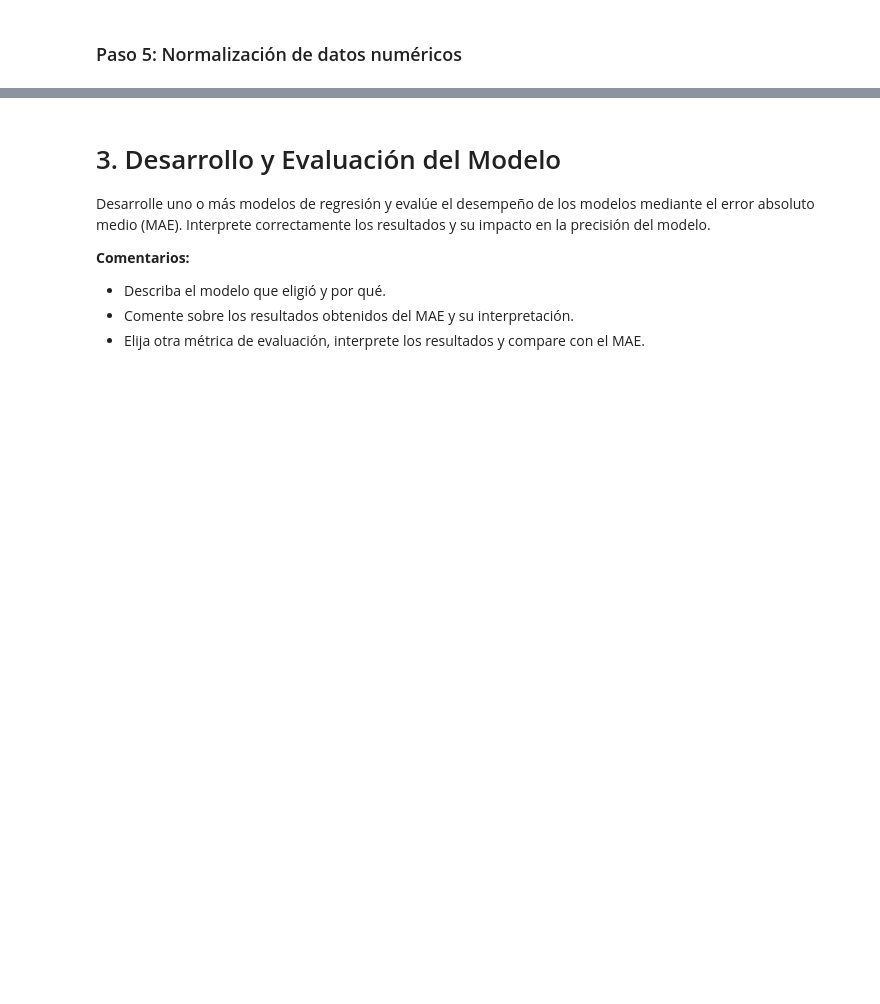
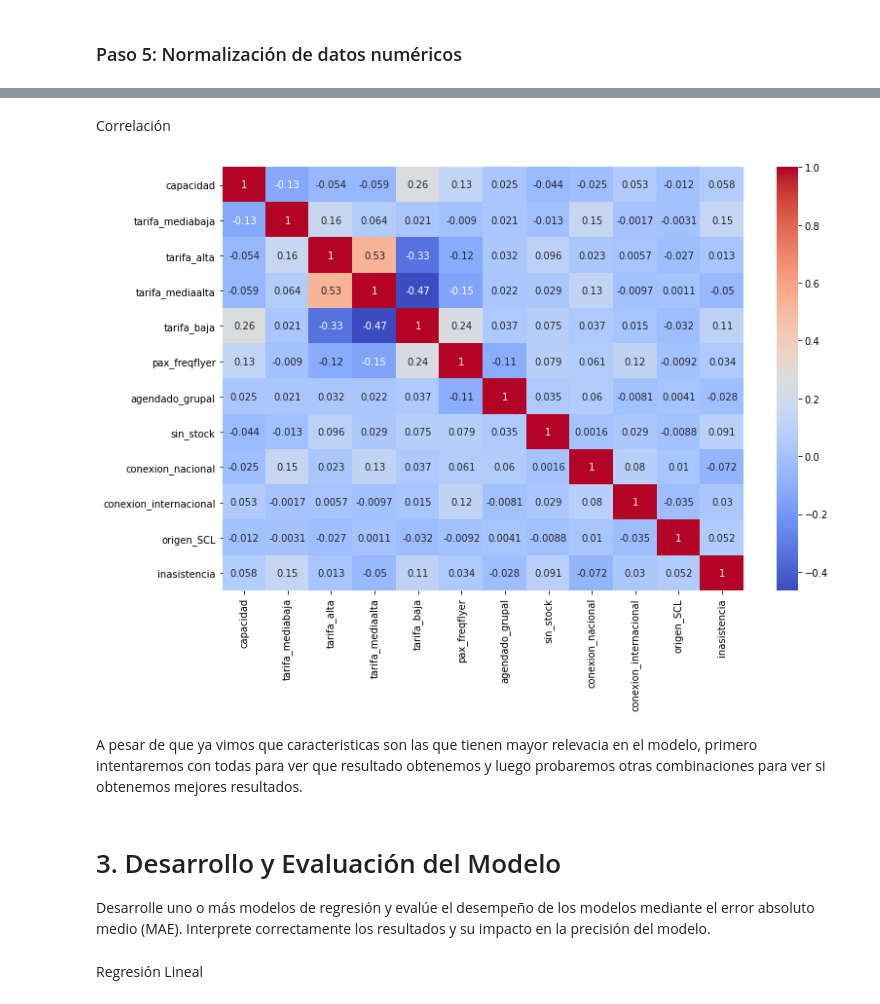
Before and after one commit to mariosanchez5/Proyectos_Machine_Learning, a Jupyter notebook: Proyecto AeroML/Proyecto_AeroML.ipynb, the cells around one changed output, grey strips where cells are left out. Saved outputs shown, nothing was run; the diff lists cells and outputs as text; code cells hidden in the pictures; blank space fills up the shorter version.

Commit message:
Agregando mayor analisis

```diff
--- a/Proyecto AeroML/Proyecto_AeroML.ipynb
+++ b/Proyecto AeroML/Proyecto_AeroML.ipynb
@@ -678,3 +715,15 @@ Elija las variables más relevantes para predecir la inasistencia. Explique las
+# %% [markdown]
+Correlación
+# %%
+selected_features = ['capacidad','tarifa_mediabaja','tarifa_alta','tarifa_mediaalta','tarifa_baja','pax_freqflyer','agendado_grupal','sin_stock','conexion_nacional','conexion_internacional','origen_SCL']
+correlation_matrix = data[selected_features + ['inasistencia']].corr()
+plt.figure(figsize=(12, 8))
+sns.heatmap(correlation_matrix, annot=True, cmap='coolwarm')
+plt.show()
+# %% [output]
+[figure, added]
+# %% [markdown]
+A pesar de que ya vimos que caracteristicas son las que tienen mayor relevacia en el modelo, primero intentaremos con todas para ver que resultado obtenemos y luego probaremos otras combinaciones para ver si obtenemos mejores resultados.
 # %%
 # Seleccionar las características y la variable objetivo
 X = data.drop(columns=['inasistencia'])
@@ -683,11 +732,8 @@ y = data['inasistencia']
 # 3. Desarrollo y Evaluación del Modelo
 
 Desarrolle uno o más modelos de regresión y evalúe el desempeño de los modelos mediante el error absoluto medio (MAE). Interprete correctamente los resultados y su impacto en la precisión del modelo.
-
-**Comentarios:**
-- Describa el modelo que eligió y por qué.
-- Comente sobre los resultados obtenidos del MAE y su interpretación.
-- Elija otra métrica de evaluación, interprete los resultados y compare con el MAE.
+# %% [markdown]
+Regresión Lineal
 # %%
 # Primero deberíamos seleccionar las características y la variable objetivo
 # Pero ya fueron seleccionadas en el paso anterior
```
Also changed, not shown: parts of 19 cells of this notebook.
